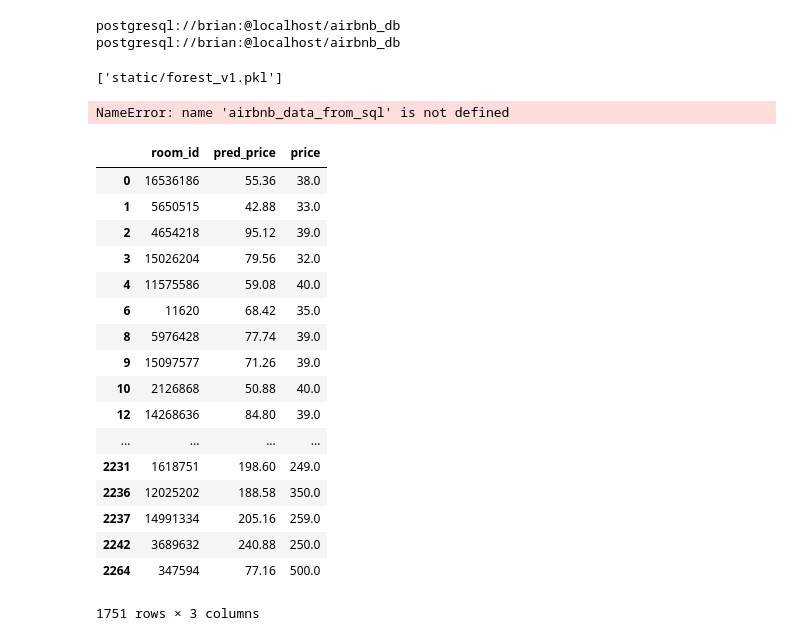
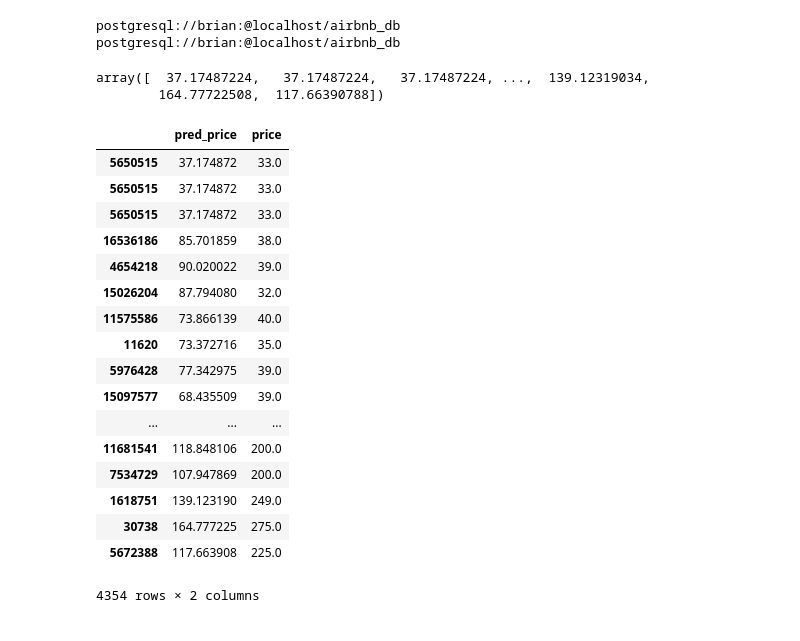
Before and after one commit to btamadio/PricePredictor, a Jupyter notebook: PricePredictor/Price_predictor.ipynb, the cells around one changed output. Cells and saved outputs as stored; diff of their text form; code cells hidden in the pictures.

```diff
--- a/PricePredictor/Price_predictor.ipynb
+++ b/PricePredictor/Price_predictor.ipynb
@@ -10,7 +13,7 @@ from sklearn.ensemble import RandomForestRegressor
 matplotlib.rcParams['figure.figsize'] = (8, 5.5)
 # %%
 #read and transform dataset
-df = pd.read_csv('data/SF_data_private_2.csv',delimiter=';');
+df = pd.read_csv('data/SF_data_private_3.csv',delimiter=',',index_col=0);
 df = transformDataFrame(df)
 # %%
 #Number of training samples
@@ -27,7 +30,12 @@ M_train = 1313, M_test = 438
+# %%
+featureList = sorted(list(df.drop(['price'],1)))
 # %%
-featureList = sorted(list(df.drop(['price','room_type','bed_type'],1)))
 X = np.array(df_train[featureList])
 Y = np.array(df_train['price'].astype('float'))
-forest=RandomForestRegressor(n_estimators=50)
+forest=RandomForestRegressor(n_estimators=2000,max_features=10,n_jobs=20,max_depth=10,min_samples_leaf=5)
 forest.fit(df_train[featureList],df_train['price'])
 df['pred_price']=forest.predict(df[featureList])
+plt.scatter(df.ix[train_rows]['pred_price'],df.ix[train_rows]['price'])
+plt.title('Training Set Results')
+plt.xlabel('Predicted Price ($)')
+plt.ylabel('Listed Price ($)');
@@ -94,32 +116,32 @@ airbnb_data_from_sql = pd.read_sql_query(sql_query,con)
 from sklearn.externals import joblib
 # %%
 joblib.dump(forest,'static/forest_v1.pkl',compress=1)
+joblib.dump(featureList,'static/featureList_v1.pkl',compress=1);
-# %% [output]
-['static/forest_v1.pkl']
 # %%
 forest2 = joblib.load('static/forest_v1.pkl')
 # %%
 forest2.predict(airbnb_data_from_sql[featureList])
 # %% [output]
-NameError: name 'airbnb_data_from_sql' is not defined
+array([  37.17487224,   37.17487224,   37.17487224, ...,  139.12319034,
+        164.77722508,  117.66390788])
 # %%
-df[['room_id','pred_price','price']]
+df[['pred_price','price']]
 # %% [output]
-|  | room_id | pred_price | price |
-| 0 | 16536186 | 55.36 | 38.0 |
-| 1 | 5650515 | 42.88 | 33.0 |
-| 2 | 4654218 | 95.12 | 39.0 |
-| 3 | 15026204 | 79.56 | 32.0 |
-| 4 | 11575586 | 59.08 | 40.0 |
-| 6 | 11620 | 68.42 | 35.0 |
-| 8 | 5976428 | 77.74 | 39.0 |
-| 9 | 15097577 | 71.26 | 39.0 |
-| 10 | 2126868 | 50.88 | 40.0 |
-| 12 | 14268636 | 84.80 | 39.0 |
-| ... | ... | ... | ... |
-| 2231 | 1618751 | 198.60 | 249.0 |
-| 2236 | 12025202 | 188.58 | 350.0 |
-| 2237 | 14991334 | 205.16 | 259.0 |
-| 2242 | 3689632 | 240.88 | 250.0 |
-| 2264 | 347594 | 77.16 | 500.0 |
+|  | pred_price | price |
+| 5650515 | 37.174872 | 33.0 |
+| 5650515 | 37.174872 | 33.0 |
+| 5650515 | 37.174872 | 33.0 |
+| 16536186 | 85.701859 | 38.0 |
+| 4654218 | 90.020022 | 39.0 |
+| 15026204 | 87.794080 | 32.0 |
+| 11575586 | 73.866139 | 40.0 |
+| 11620 | 73.372716 | 35.0 |
+| 5976428 | 77.342975 | 39.0 |
+| 15097577 | 68.435509 | 39.0 |
+| ... | ... | ... |
+| 11681541 | 118.848106 | 200.0 |
+| 7534729 | 107.947869 | 200.0 |
+| 1618751 | 139.123190 | 249.0 |
+| 30738 | 164.777225 | 275.0 |
+| 5672388 | 117.663908 | 225.0 |
-1751 rows × 3 columns
+4354 rows × 2 columns
```
Also changed, not shown: parts of 7 cells of this notebook, 1 other file.
